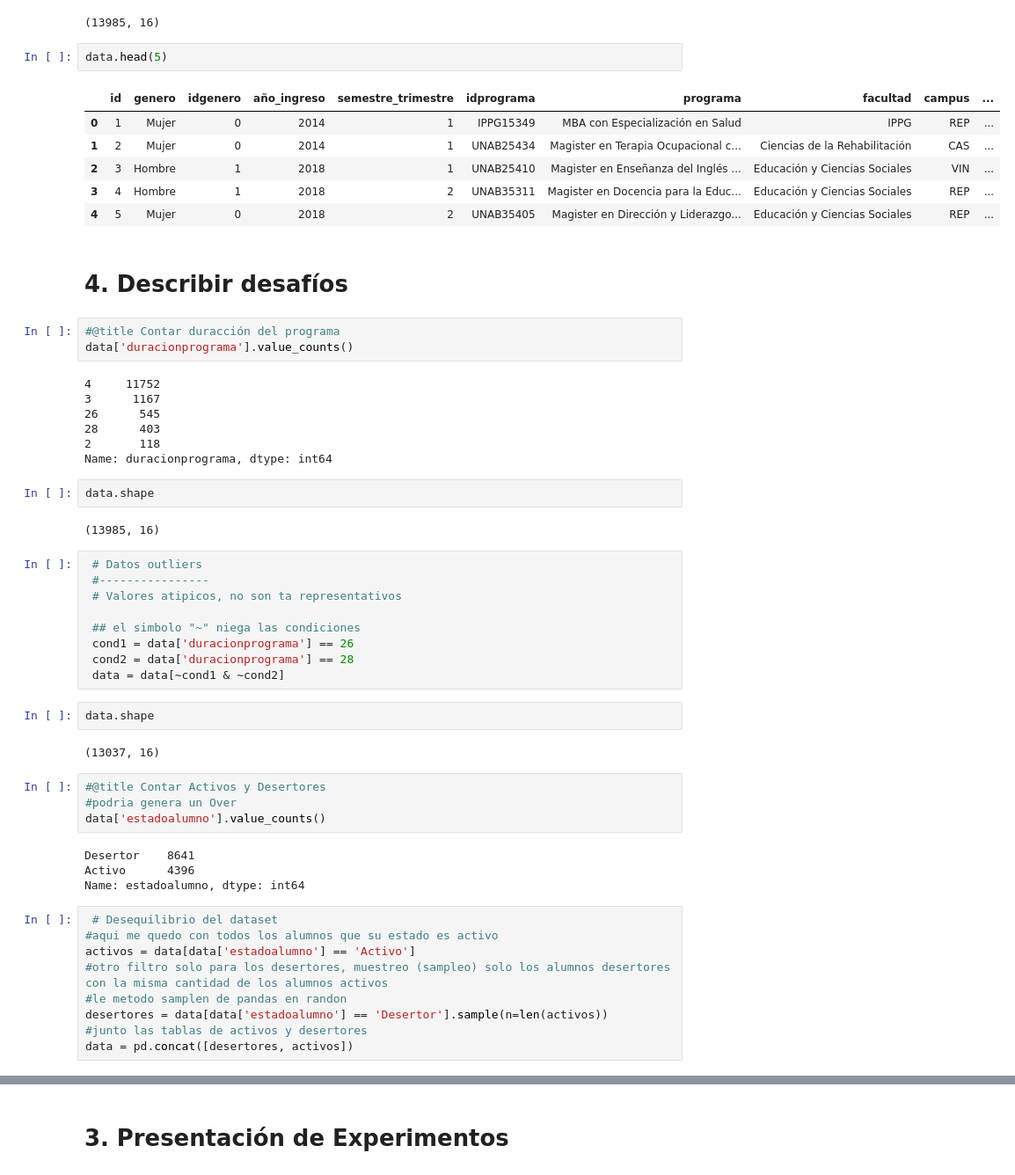
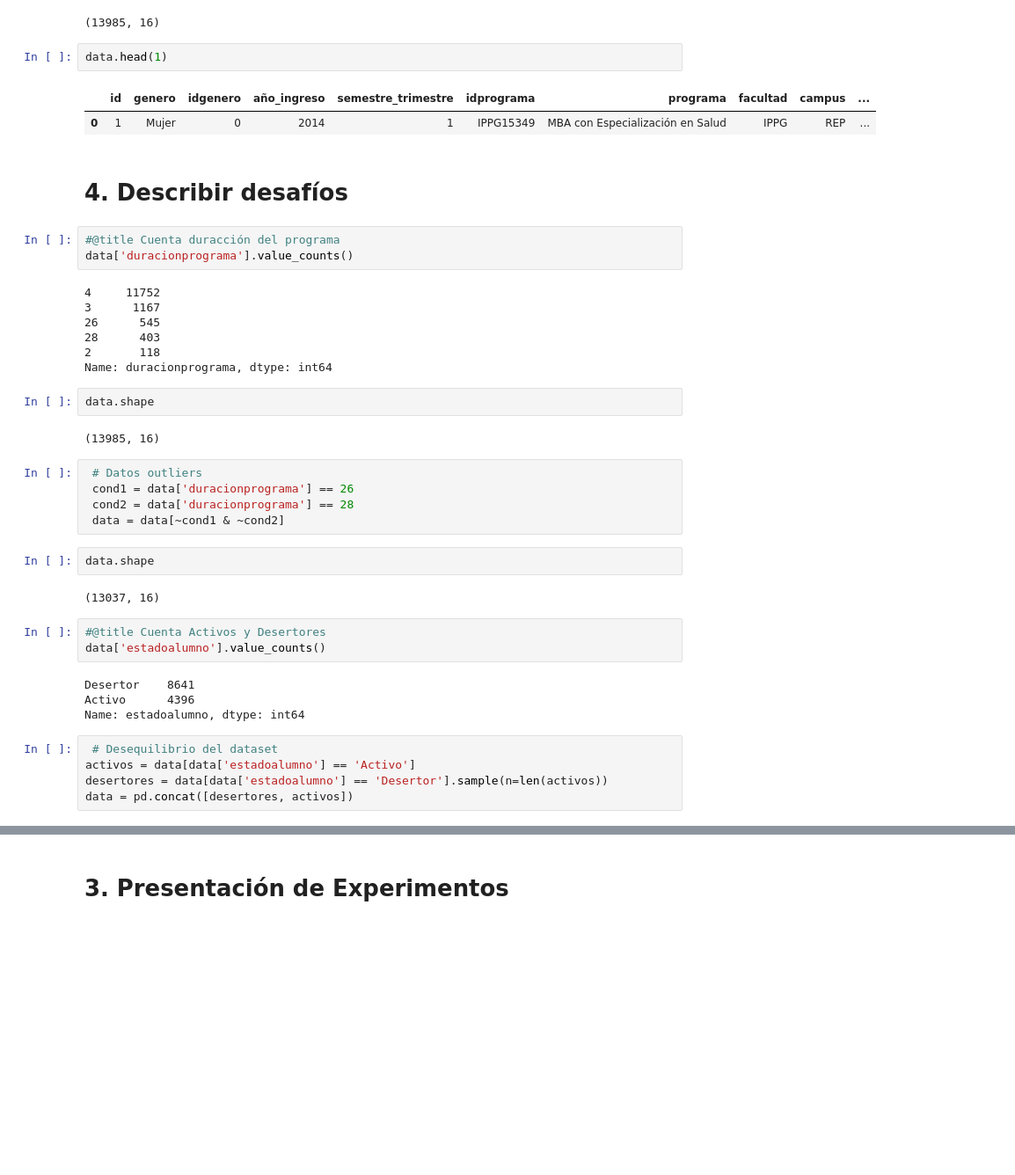
Before and after one commit to JCOLLIOB/AprendizajeMaquina, a Jupyter notebook: ProyectoFinal/Entrega2_Raquel.ipynb, the cells around one changed output, grey strips where cells are left out. Shown at 88% size. Cells and saved outputs as stored; diff of their text form; blank space fills up the shorter version.

```diff
--- a/ProyectoFinal/Entrega2_Raquel.ipynb
+++ b/ProyectoFinal/Entrega2_Raquel.ipynb
@@ -27,18 +27,14 @@ data.shape
 # %% [output]
 (13985, 16)
 # %%
-data.head(5)
+data.head(1)
 # %% [output]
 |  | id | genero | idgenero | año_ingreso | semestre_trimestre | idprograma | programa | facultad | campus | ... |
 | 0 | 1 | Mujer | 0 | 2014 | 1 | IPPG15349 | MBA con Especialización en Salud | IPPG | REP | ... |
-| 1 | 2 | Mujer | 0 | 2014 | 1 | UNAB25434 | Magister en Terapia Ocupacional c... | Ciencias de la Rehabilitación | CAS | ... |
-| 2 | 3 | Hombre | 1 | 2018 | 1 | UNAB25410 | Magister en Enseñanza del Inglés ... | Educación y Ciencias Sociales | VIN | ... |
-| 3 | 4 | Hombre | 1 | 2018 | 2 | UNAB35311 | Magister en Docencia para la Educ... | Educación y Ciencias Sociales | REP | ... |
-| 4 | 5 | Mujer | 0 | 2018 | 2 | UNAB35405 | Magister en Dirección y Liderazgo... | Educación y Ciencias Sociales | REP | ... |
 # %% [markdown]
 # 4. Describir desafíos
 # %%
-#@title Contar duracción del programa
+#@title Cuenta duracción del programa
 data['duracionprograma'].value_counts()
 # %% [output]
 4     11752
@@ -53,10 +49,6 @@ data.shape
 (13985, 16)
 # %%
  # Datos outliers
- #----------------
- # Valores atipicos, no son ta representativos
-
- ## el simbolo "~" niega las condiciones
  cond1 = data['duracionprograma'] == 26
  cond2 = data['duracionprograma'] == 28
  data = data[~cond1 & ~cond2]
@@ -65,8 +57,7 @@ data.shape
 # %% [output]
 (13037, 16)
 # %%
-#@title Contar Activos y Desertores
-#podria genera un Over
+#@title Cuenta Activos y Desertores
 data['estadoalumno'].value_counts()
 # %% [output]
 Desertor    8641
@@ -74,12 +65,8 @@ Activo      4396
 Name: estadoalumno, dtype: int64
 # %%
  # Desequilibrio del dataset
-#aqui me quedo con todos los alumnos que su estado es activo
 activos = data[data['estadoalumno'] == 'Activo']
-#otro filtro solo para los desertores, muestreo (sampleo) solo los alumnos desertores con la misma cantidad de los alumnos activos
-#le metodo samplen de pandas en randon
 desertores = data[data['estadoalumno'] == 'Desertor'].sample(n=len(activos))
-#junto las tablas de activos y desertores
 data = pd.concat([desertores, activos])
 # %%
 data['estadoalumno'].value_counts()
```
Also changed, not shown: parts of 10 cells of this notebook.
